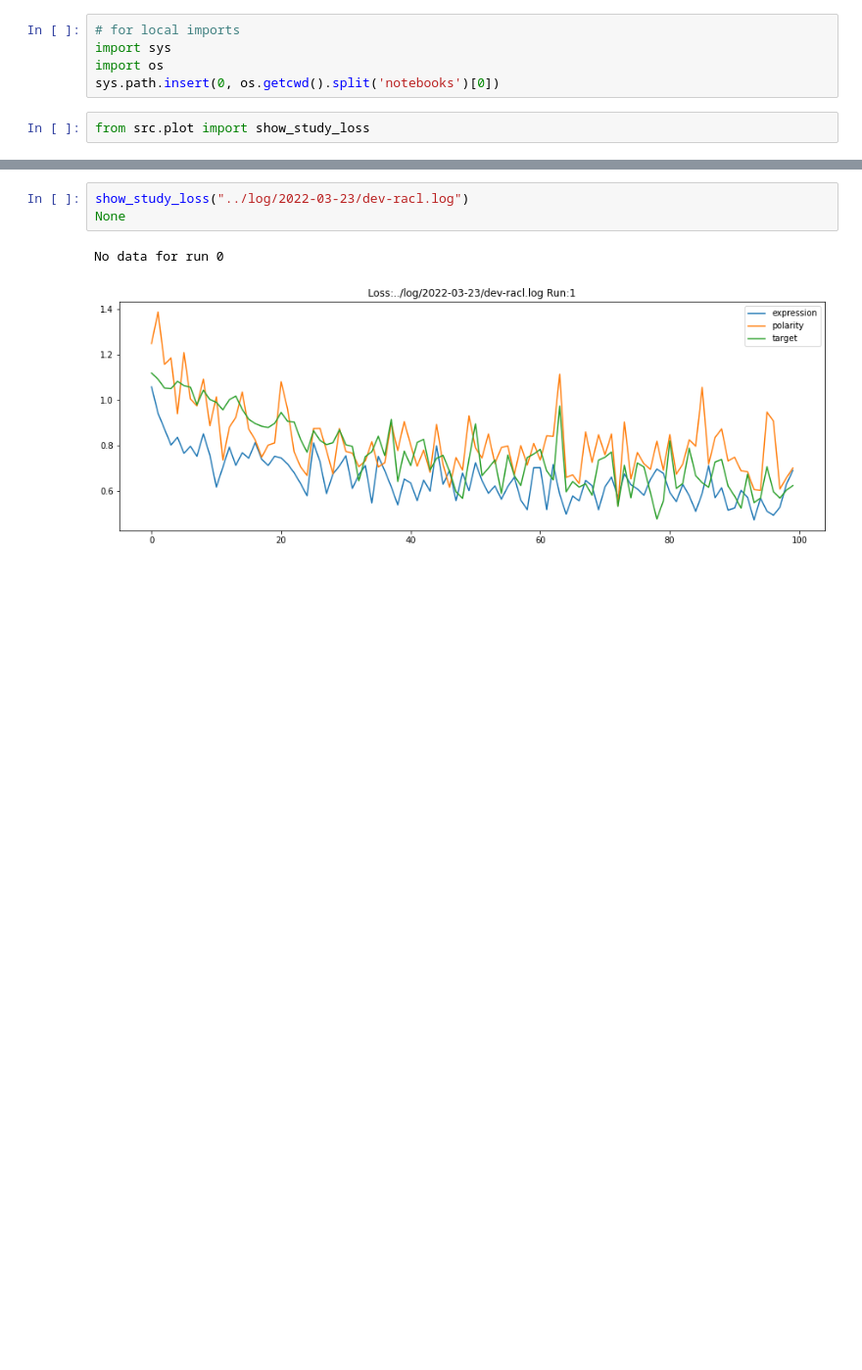
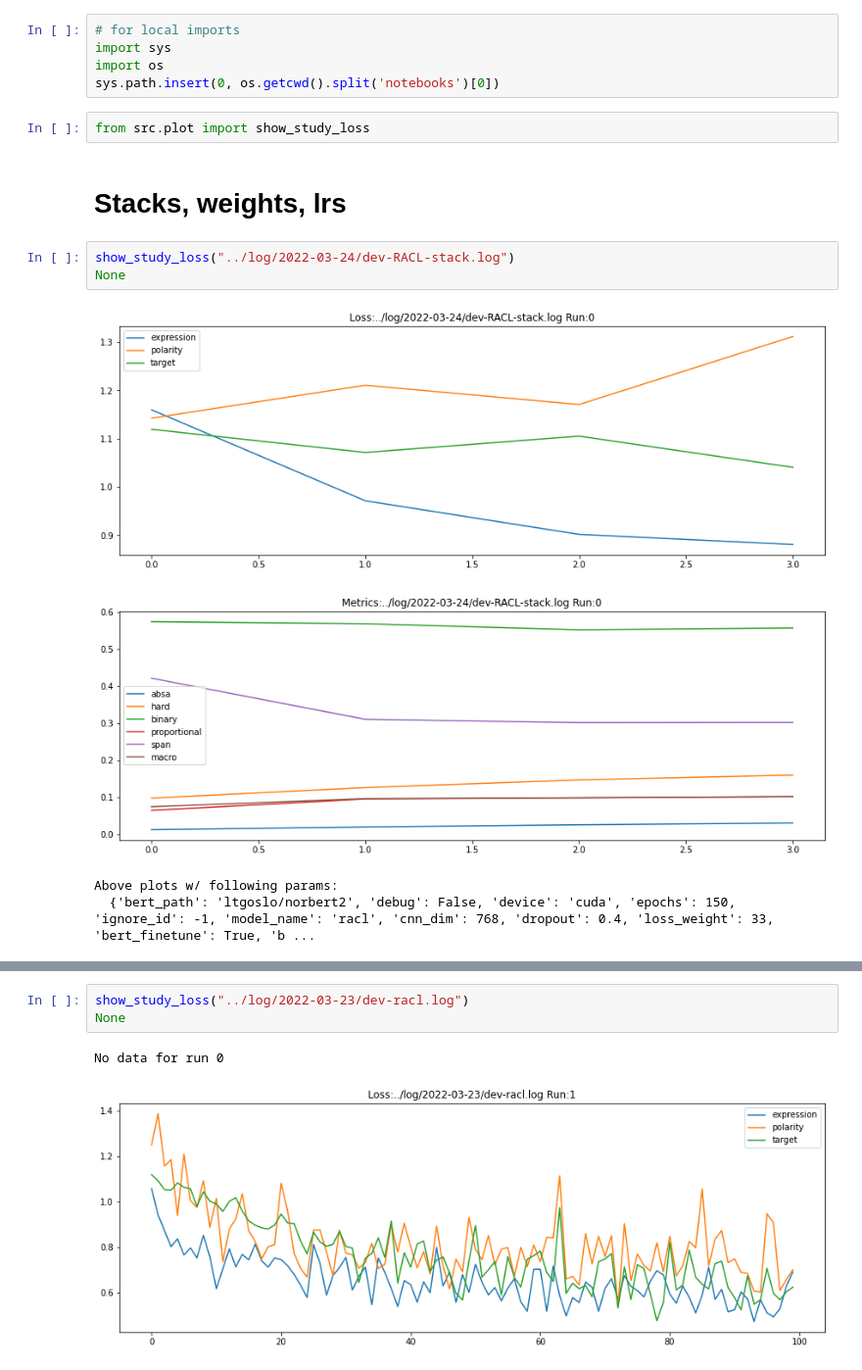
Before and after one commit to pmhalvor/fgsa, a Jupyter notebook: notebooks/hyper-racl.ipynb, the cells around one changed output, grey strips where cells are left out. Shown: that part at 98% size. Drawn from its saved outputs; the diff is of its cells as text; blank space fills up the shorter version.

```diff
--- a/notebooks/hyper-racl.ipynb
+++ b/notebooks/hyper-racl.ipynb
@@ -5,3 +5,13 @@ import os
 sys.path.insert(0, os.getcwd().split('notebooks')[0])
 # %%
 from src.plot import show_study_loss
+# %% [markdown]
+# Stacks, weights, lrs
+# %%
+show_study_loss("../log/2022-03-24/dev-RACL-stack.log")
+None
+# %% [output]
+[figure, added]
+[figure, added]
+Above plots w/ following params:
+  {'bert_path': 'ltgoslo/norbert2', 'debug': False, 'device': 'cuda', 'epochs': 150, 'ignore_id': -1, 'model_name': 'racl', 'cnn_dim': 768, 'dropout': 0.4, 'loss_weight': 33, 'bert_finetune': True, 'b ...
```
Also changed, not shown: parts of 3 cells of this notebook.
